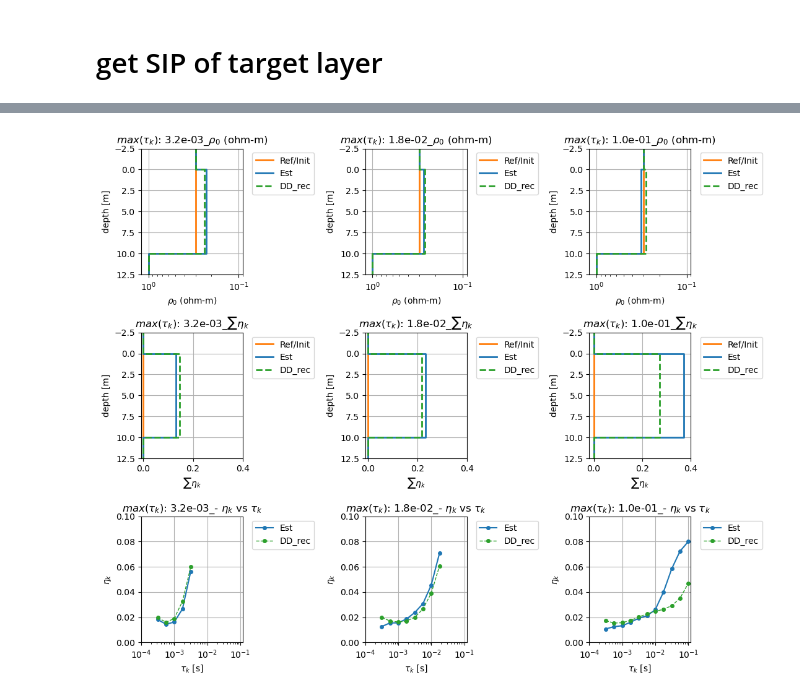
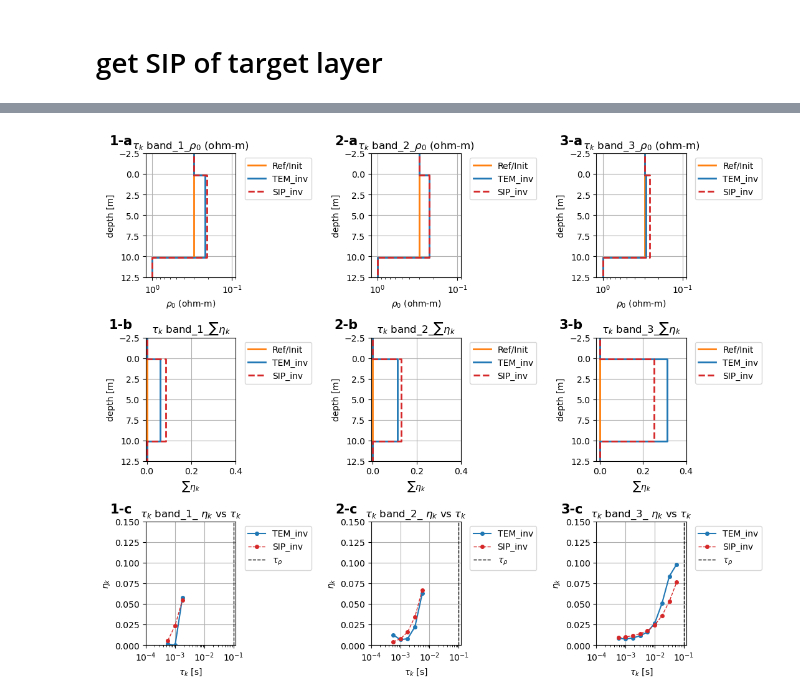
Before and after one commit to MasayukiMotoori/Geophysical_Prospecting_2025, a Jupyter notebook: notebook/43_DD_TEM_range.ipynb, the cells around one changed output, grey strips where cells are left out. Saved outputs shown, nothing was run; the diff lists cells and outputs as text; code cells hidden in the pictures.

```diff
--- a/notebook/43_DD_TEM_range.ipynb
+++ b/notebook/43_DD_TEM_range.ipynb
@@ -650,6 +815,7 @@ beta0_ratio = 1.0
 # %%
 sip_trues =[]
 sim_sip = []
+sim_sip_pelton = []
 sip_dpreds = []
 model_recs_sip = []
 dpreds_sip = []
@@ -664,6 +830,7 @@ for i in range(nrange):
 
     IP_model = Pelton_res_f(freq=freq)
     sim = InducedPolarizationSimulation(ip_model=IP_model, mode='sip')
+    sim_sip_pelton.append(sim)
     dobs_sip = sim.dpred(m=mvec_obs)
     sip_trues.append(dobs_sip)
     f_abs = abs(IP_model.f(mvec_obs))
@@ -714,5 +881,5 @@ for i in range(nrange):
 # %%
-phid_star_ratio = 1.0
+phid_star_ratio = 1.1
 sip_true_inv = []
 sip_true_dpred = []
 for i in range(nrange):
@@ -728,5 +895,10 @@ for i in range(nrange):
     ind = phid_prg < phid_star*phid_star_ratio
     if np.sum(ind) == 0:
         ind = phid_prg == np.min(phid_prg)
+        print(f" range {i}:No phid star found, take min phid")
     sip_true_inv.append(model_prg[ind][0])
+    model = model_prg[ind][0]
     sip_true_dpred.append(data_prg[ind][0])
+    rho0_sip = np.exp(model[0])
+    eta_sip = model[1:].sum()
+    print(f"Model {i}: rho0: {rho0_sip:.2e}, eta: {eta_sip:.3f}")
@@ -772,9 +948,12 @@ def plot_etas_model(model,taus, ax=None, **kwargs):
     return ax
 # %%
 # title_heads= ['model_1', 'model_2', 'model_3']
-title_heads = []
-for i in range(nrange):
-    title_head = fr'$max(\tau_k)$: {taus_end[i]:.1e}'
-    title_heads.append(title_head)
+# title_heads = []
+# for i in range(nrange):
+#     title_head = fr'$max(\tau_k)$: {taus_end[i]:.1e}'
+#     title_heads.append(title_head)
+title_heads = [r"$\tau_k$ band_1", r"$\tau_k$ band_2", r"$\tau_k$ band_3"]
+
 print(title_heads)
+column_labels = ["1", "2", "3"]
 # %% [output]
@@ -913,48 +1115,64 @@ for i in range(nrange):
         label="Ref/Init", color=f"C1", linestyle="-",
         ax=axrm, linewidth=2.0)
     axrm = sim_inv[i].plot_IP_par(mvec=models_rec_phid[i], rm=True,
-        label="Est", color=f"C0", linestyle="-",
+        label="TEM_inv", color=f"C0", linestyle="-",
         ax=axrm, linewidth=2.0)
     rho0,eta = sim.ip_model.get_rho_eta(models_rec_phid[i])
     # label = fr"Est $\rho_0$:{rho0: .1e},$\eta$:{eta: .2f}"
 
     axetas = plot_etas_model(models_rec_phid[i], taus_cmb[i],
              ax=axetas, color="C0",
-             label="Est",
+             label="TEM_inv",
             linestyle="-", marker='o', markersize=4
              )
     axrm = sim_inv[i].plot_IP_par(mvec=sip_true_inv[i], rm=True,
-            label="DD_rec", color=f"C2", linestyle="--",
+            label="SIP_inv", color=f"C3", linestyle="--",
             ax=axrm, linewidth=2.0)
 
     rho0,eta = sim.ip_model.get_rho_eta(sip_true_inv[i])
     # label = fr"Rec $\rho_0$:{rho0: .1e},$\eta$:{eta: .2f}"
 
     axetas = plot_etas_model(sip_true_inv[i], taus_cmb[i],
-             ax=axetas, color="C2", label="DD_rec",
+             ax=axetas, color="C3", label="SIP_inv",
              linestyle="--", linewidth=1.0,
              marker='o', markersize=4)
     axrm[0].invert_xaxis()
     axrm[0].set_xlim([1.2,0.09])
     axrm[1].set_xlim(right=0.4)
     axrm[0].set_title(fr"{title_head}_$\rho_0$ (ohm-m)")
     axrm[1].set_title(fr"{title_head}_$\sum\eta_k$")
-    axetas.set_title(fr"{title_head}_- $\eta_k$ vs $\tau_k$")
-    axetas.set_xlim([1e-4,1.2e-1])
-    axetas.set_ylim([0,0.1])
+    axetas.set_title(fr"{title_head}_ $\eta_k$ vs $\tau_k$")
+    label = fr"$\tau_\rho$"
+    axetas.axvline(x=tau_target, color='k', linestyle='--', linewidth=1.0,
+                     label=label)
+    axetas.set_xlim([1e-4,0.12])
+    axetas.set_ylim([0,0.15])
     for j , a in enumerate(axrm):  # Iterate over rows
         # a.axhline(empymod_model_sim["src"][4], color=f"C4", linestyle="-", label="Src+Rec")
+        # a.set_ylim([12.5, -2.5])
         a.set_ylim([12.5, -2.5])
         a.set_ylabel('depth [m]')
         if j== 0:
             a.set_xscale("log")
         else:
             a.set_xscale("linear")
     for a in (ax_range):
         a.grid()
+        # a.legend()
         a.legend(bbox_to_anchor=(1.05, 1), loc='upper left')
+
+    column_label = column_labels[i]
+
+    for label, axis in zip(low_names, ax_range):
+        axis.text(
+            -0.15, 1.05, f"{column_label}{label}",
+            transform=axis.transAxes,
+            fontsize=15, fontweight='bold',
+            va='bottom', ha='right'
+        )
 
 plt.tight_layout()
 plt.savefig('43_Recovered_DD.jpg', dpi=300)
+plt.savefig('43_Recovered_DD.pdf',  bbox_inches="tight")
 # %% [output]
-[figure, old version]
+[figure, new version]
```
Also changed, not shown: parts of 47 cells of this notebook, 33 other files.
